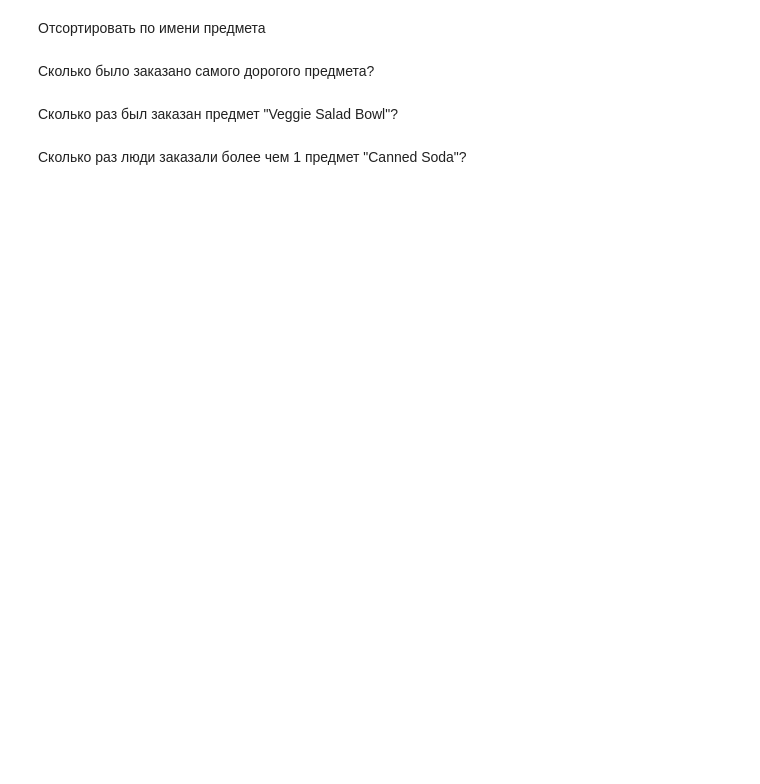
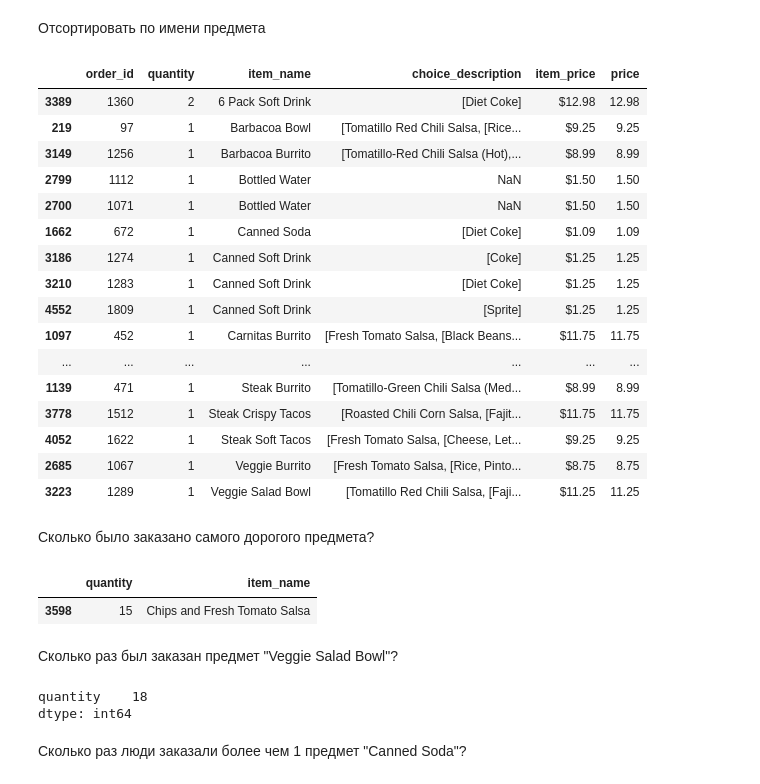
Before and after one commit to pyltsin/ipynb, a Jupyter notebook: otus/1/exercises.ipynb, the cells around one changed output. Drawn from its saved outputs; the diff is of its cells as text; code cells hidden in the pictures; blank space fills up the shorter version.

```diff
--- a/otus/1/exercises.ipynb
+++ b/otus/1/exercises.ipynb
@@ -371,3 +371,6 @@ data.at[19, 'product_name']
 # %% [markdown]
 Считать данные по  [адресу](https://raw.githubusercontent.com/justmarkham/DAT8/master/data/chipotle.tsv).
 Присвоить переменной chipo
+# %%
+import pandas as pd
+ds = pd.read_csv('https://raw.githubusercontent.com/justmarkham/DAT8/master/data/chipotle.tsv', sep='\t')
@@ -374,2 +411,4 @@ data.at[19, 'product_name']
 # %% [markdown]
 Как много продуктов стоят более чем $10.00?
+# %%
+ds['price']=ds['item_price'].str.replace('\\$', '').astype(float)
@@ -378,4 +448,24 @@ data.at[19, 'product_name']
 # %% [markdown]
 Отсортировать по имени предмета
+# %%
+ds.sort_values(by='item_name')[::100]
+# %% [output]
+|  | order_id | quantity | item_name | choice_description | item_price | price |
+| 3389 | 1360 | 2 | 6 Pack Soft Drink | [Diet Coke] | $12.98 | 12.98 |
+| 219 | 97 | 1 | Barbacoa Bowl | [Tomatillo Red Chili Salsa, [Rice... | $9.25 | 9.25 |
+| 3149 | 1256 | 1 | Barbacoa Burrito | [Tomatillo-Red Chili Salsa (Hot),... | $8.99 | 8.99 |
+| 2799 | 1112 | 1 | Bottled Water | NaN | $1.50 | 1.50 |
+| 2700 | 1071 | 1 | Bottled Water | NaN | $1.50 | 1.50 |
+| 1662 | 672 | 1 | Canned Soda | [Diet Coke] | $1.09 | 1.09 |
+| 3186 | 1274 | 1 | Canned Soft Drink | [Coke] | $1.25 | 1.25 |
+| 3210 | 1283 | 1 | Canned Soft Drink | [Diet Coke] | $1.25 | 1.25 |
+| 4552 | 1809 | 1 | Canned Soft Drink | [Sprite] | $1.25 | 1.25 |
+| 1097 | 452 | 1 | Carnitas Burrito | [Fresh Tomato Salsa, [Black Beans... | $11.75 | 11.75 |
+| ... | ... | ... | ... | ... | ... | ... |
+| 1139 | 471 | 1 | Steak Burrito | [Tomatillo-Green Chili Salsa (Med... | $8.99 | 8.99 |
+| 3778 | 1512 | 1 | Steak Crispy Tacos | [Roasted Chili Corn Salsa, [Fajit... | $11.75 | 11.75 |
+| 4052 | 1622 | 1 | Steak Soft Tacos | [Fresh Tomato Salsa, [Cheese, Let... | $9.25 | 9.25 |
+| 2685 | 1067 | 1 | Veggie Burrito | [Fresh Tomato Salsa, [Rice, Pinto... | $8.75 | 8.75 |
+| 3223 | 1289 | 1 | Veggie Salad Bowl | [Tomatillo Red Chili Salsa, [Faji... | $11.25 | 11.25 |
 # %% [markdown]
 Сколько было заказано самого дорогого предмета?
@@ -382,4 +474,14 @@ data.at[19, 'product_name']
+# %%
+ds.loc[ds['price']==m, ['quantity', 'item_name']]
+# %% [output]
+|  | quantity | item_name |
+| 3598 | 15 | Chips and Fresh Tomato Salsa |
 # %% [markdown]
 Сколько раз был заказан предмет "Veggie Salad Bowl"?
+# %%
+ds.loc[ds['item_name']=='Veggie Salad Bowl', ['quantity']].sum()
+# %% [output]
+quantity    18
+dtype: int64
 # %% [markdown]
 Сколько раз люди заказали более чем 1 предмет "Canned Soda"?
```
Also changed, not shown: parts of 10 cells of this notebook.
